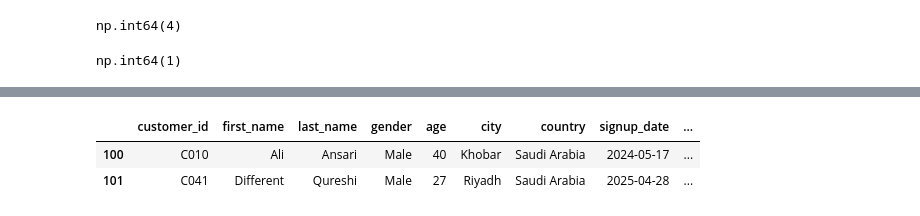
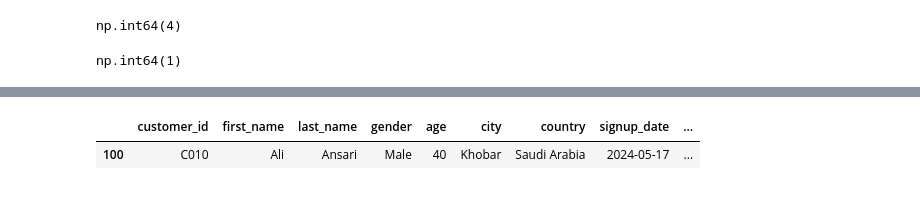
Before and after one commit to Maryamfaisalz/finpay-data-analytics-roadmap, a Jupyter notebook: pandas/day01_data_inspection1.ipynb, the cells around one changed output, grey strips where cells are left out. Cells and saved outputs as stored; diff of their text form; code cells hidden in the pictures.

```diff
--- a/pandas/day01_data_inspection1.ipynb
+++ b/pandas/day01_data_inspection1.ipynb
@@ -168,3 +145,0 @@ Length: 5, dtype: str
-# %%
-df["gender"] = df["gender"].replace({"F":"Female","male":"Male","MALE":"Male"," male ":"Male"})
-df["gender"]
@@ -199,2 +145,0 @@ Length: 5, dtype: str
-# %%
-df["city"] = df["city"].replace({' riyadh ':"Riyadh","RIYADH":"Riyadh"})
@@ -286,4 +145,0 @@ Name: signup_date, dtype: str
-# %%
-#Convert to datetime
-df["signup_date"] = pd.to_datetime(df["signup_date"],format="mixed",dayfirst=True)
-df["signup_date"]
@@ -303,6 +146,6 @@ Name: signup_date, Length: 102, dtype: datetime64[us]
-# %%
-df[df["customer_id"].duplicated()]
-# %% [output]
-|  | customer_id | first_name | last_name | gender | age | city | country | signup_date | ... |
-| 100 | C010 | Ali | Ansari | Male | 40 | Khobar | Saudi Arabia | 2024-05-17 | ... |
-| 101 | C041 | Different | Qureshi | Male | 27 | Riyadh | Saudi Arabia | 2025-04-28 | ... |
+# %%
+#Displays all duplicate rows in the dataframe
+df[df.duplicated()]
+# %% [output]
+|  | customer_id | first_name | last_name | gender | age | city | country | signup_date | ... |
+| 100 | C010 | Ali | Ansari | Male | 40 | Khobar | Saudi Arabia | 2024-05-17 | ... |
```
Also changed, not shown: parts of 37 cells of this notebook.
